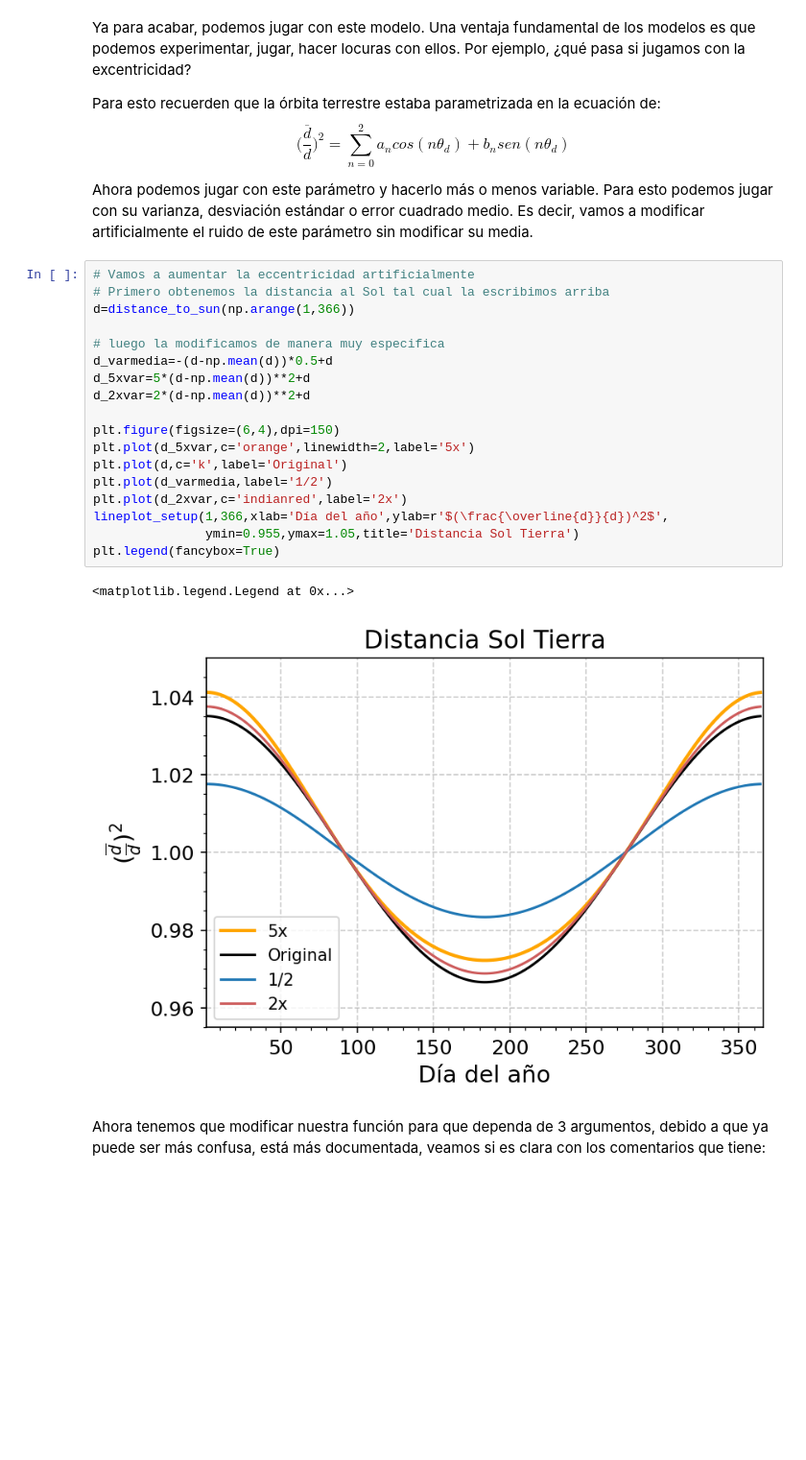
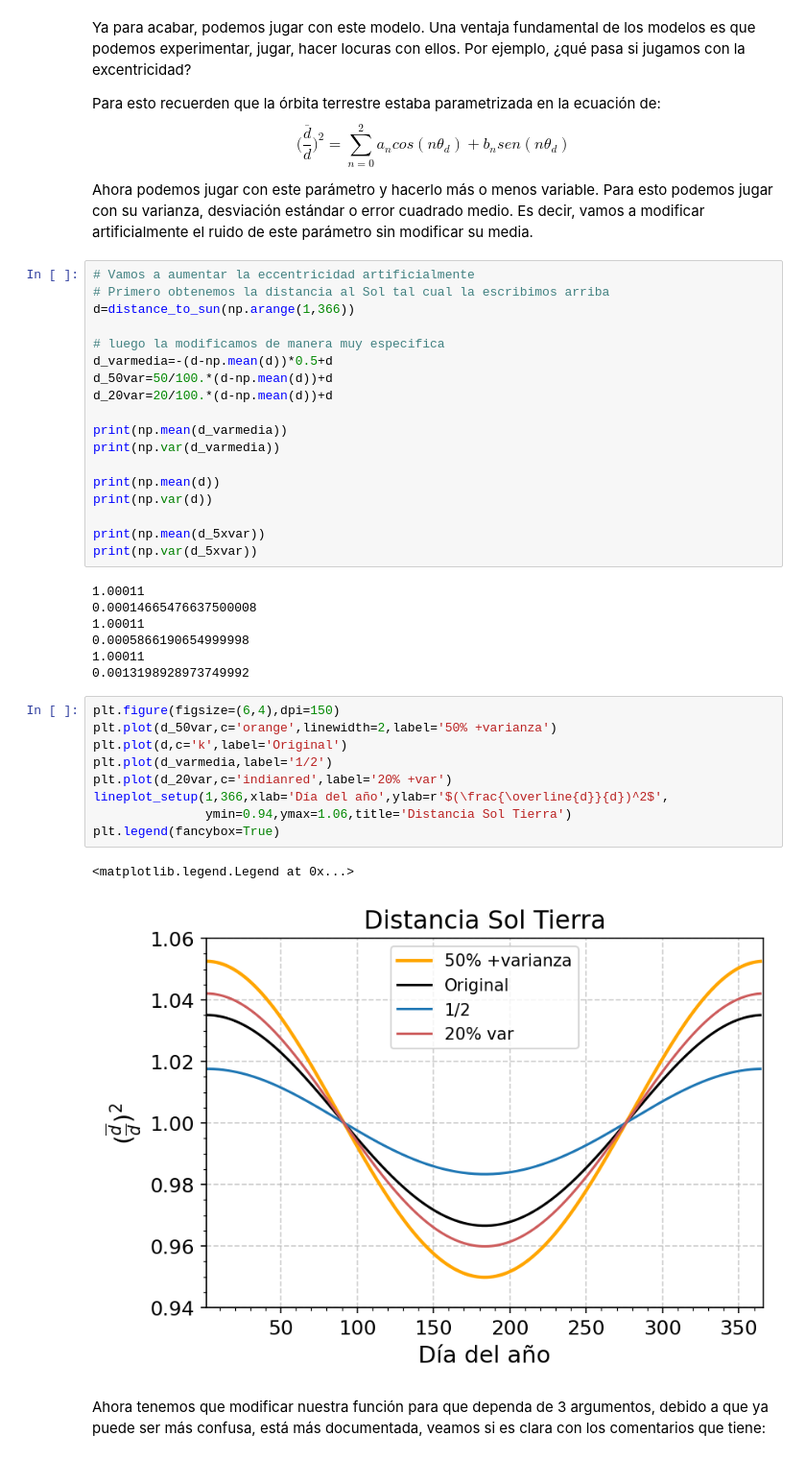
Before and after one commit to JLGarciaFranco/Modelacion_Climatica, a Jupyter notebook: Tema1/MC_2.3_Insol.ipynb, the cells around one changed output. Shown at 96% size. Saved outputs shown, nothing was run; the diff lists cells and outputs as text; blank space fills up the shorter version.

```diff
--- a/Tema1/MC_2.3_Insol.ipynb
+++ b/Tema1/MC_2.3_Insol.ipynb
@@ -284,20 +284,36 @@ d=distance_to_sun(np.arange(1,366))
 
 # luego la modificamos de manera muy especifica
 d_varmedia=-(d-np.mean(d))*0.5+d
-d_5xvar=5*(d-np.mean(d))**2+d
-d_2xvar=2*(d-np.mean(d))**2+d
+d_50var=50/100.*(d-np.mean(d))+d
+d_20var=20/100.*(d-np.mean(d))+d
 
-plt.figure(figsize=(6,4),dpi=150)
-plt.plot(d_5xvar,c='orange',linewidth=2,label='5x')
-plt.plot(d,c='k',label='Original')
-plt.plot(d_varmedia,label='1/2')
-plt.plot(d_2xvar,c='indianred',label='2x')
-lineplot_setup(1,366,xlab='Día del año',ylab=r'$(\frac{\overline{d}}{d})^2$',
-               ymin=0.955,ymax=1.05,title='Distancia Sol Tierra')
-plt.legend(fancybox=True)
+print(np.mean(d_varmedia))
+print(np.var(d_varmedia))
+
+print(np.mean(d))
+print(np.var(d))
+
+print(np.mean(d_5xvar))
+print(np.var(d_5xvar))
 # %% [output]
-<matplotlib.legend.Legend at 0x...>
+1.00011
+0.00014665476637500008
+1.00011
+0.0005866190654999998
+1.00011
+0.0013198928973749992
-[figure, removed]
+# %%
+plt.figure(figsize=(6,4),dpi=150)
+plt.plot(d_50var,c='orange',linewidth=2,label='50% +varianza')
+plt.plot(d,c='k',label='Original')
+plt.plot(d_varmedia,label='1/2')
+plt.plot(d_20var,c='indianred',label='20% +var')
+lineplot_setup(1,366,xlab='Día del año',ylab=r'$(\frac{\overline{d}}{d})^2$',
+               ymin=0.94,ymax=1.06,title='Distancia Sol Tierra')
+plt.legend(fancybox=True)
+# %% [output]
+<matplotlib.legend.Legend at 0x...>
+[figure, added]
 # %% [markdown]
 Ahora tenemos que modificar nuestra función para que dependa de 3 argumentos, debido a que ya puede ser más confusa, está más documentada, veamos si es clara con los comentarios que tiene:
 # %%
```
Also changed, not shown: parts of 6 cells of this notebook.
